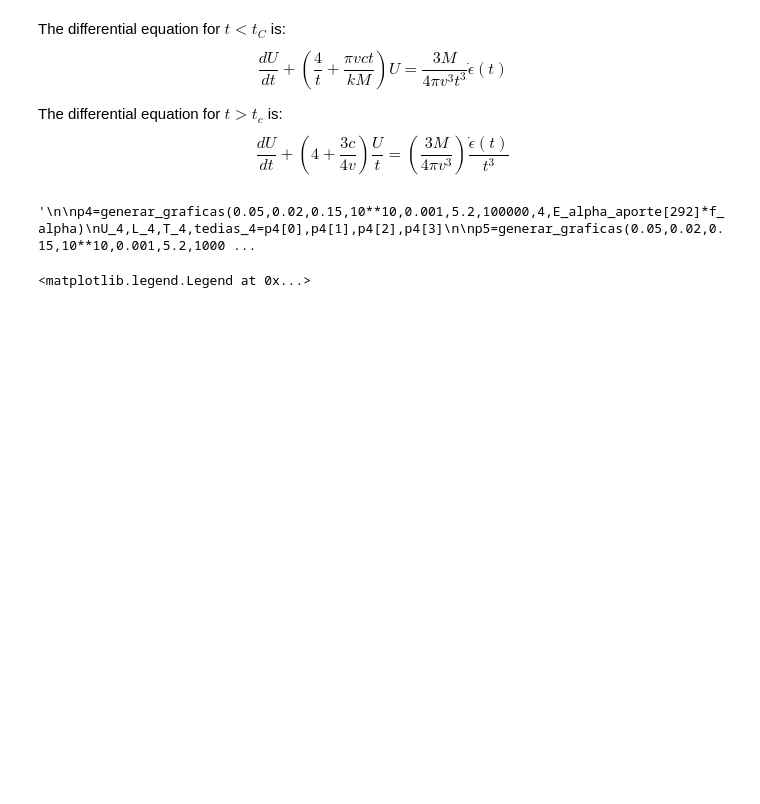
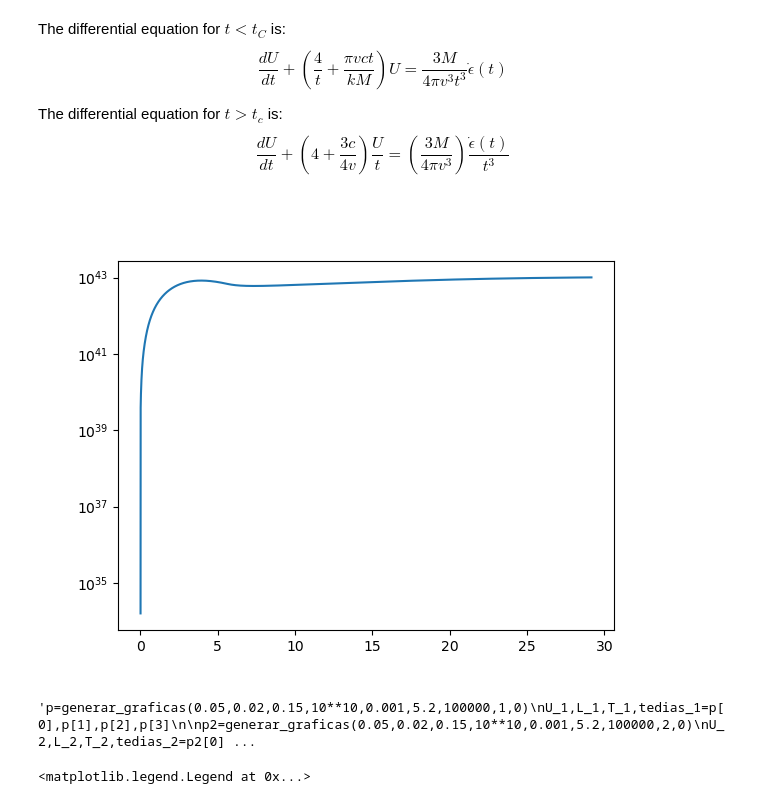
Before and after one commit to DiegoHp45/Kilonova, a Jupyter notebook: article_1.ipynb, the cells around one changed output. Drawn from its saved outputs; the diff is of its cells as text; code cells hidden in the pictures; blank space fills up the shorter version.

```diff
--- a/article_1.ipynb
+++ b/article_1.ipynb
@@ -602,9 +430,9 @@ The differential equation for $t>t_c$ is:
 
 def dudt_funtion_of_E_t(ta,u,b,tc,E__):
     if ta<1:
-        return (E__[np.searchsorted(ta*tc)])/(ta**3)-u*((4/ta) + 3*ta/(4*b))
+        return (E__[np.searchsorted(t,ta*tc)])/(ta**3)-u*((4/ta) + 3*ta/(4*b))
     else:
-        return (E__[np.searchsorted(ta*tc)])/(ta**3)-(u/ta)*(4+3/(4*b))
+        return (E__[np.searchsorted(t,ta*tc)])/(ta**3)-(u/ta)*(4+3/(4*b))
 
 def solucionar(U_0,tau_n,b,tc,n,E__):
     U_n=np.zeros(n)
@@ -613,7 +441,7 @@ def solucionar(U_0,tau_n,b,tc,n,E__):
     h=tau_n[1]-tau_n[0]
     for i in range(len(U_n)):
 
-        k1=h*dudt_funtion_of_E_t(tau_n[i],U_n[i],b,E__)
+        k1=h*dudt_funtion_of_E_t(tau_n[i],U_n[i],b,tc,E__)
         k2=h*dudt_funtion_of_E_t(tau_n[i]+h/2,U_n[i]+k1/2,b,tc,E__)
         k3=h*dudt_funtion_of_E_t(tau_n[i]+h/2,U_n[i]+k2/2,b,tc,E__)
         k4=h*dudt_funtion_of_E_t(tau_n[i]+h,U_n[i]+k3,b,tc,E__)
@@ -635,8 +463,18 @@ def generar_graficas(M,k,b,U_0,tau_0,tau_f,n,E_):
 
 
     return [U,L,T,tedias]
+# %%
+p=generar_graficas(0.05,0.02,0.15,10**10,0.001,5.2,100000,E_alpha_erg)
+U_1,L_1,T_1,tedias_1=p[0],p[1],p[2],p[3]
+# %%
+fig7 , ax7= plt.subplots(1,1,)
+ax7.plot(tedias_1,L_1)
+ax7.set_yscale('log')
+#ax7.set_ylim(
+# %% [output]
+[figure, added]
 # %%
-p=generar_graficas(0.05,0.02,0.15,10**10,0.001,5.2,100000,1,0)
+'''p=generar_graficas(0.05,0.02,0.15,10**10,0.001,5.2,100000,1,0)
 U_1,L_1,T_1,tedias_1=p[0],p[1],p[2],p[3]
 
 p2=generar_graficas(0.05,0.02,0.15,10**10,0.001,5.2,100000,2,0)
@@ -666,7 +504,7 @@ U_9,L_9,T_9,tedias_9=p9[0],p9[1],p9[2],p9[3]
 p10=generar_graficas(0.05,0.02,0.15,10**10,0.001,5.2,100000,4,E_beta_aporte[769]*f_beta)
 U_10,L_10,T_10,tedias_10=p10[0],p10[1],p10[2],p10[3]
 
-'''
+
 
 p4=generar_graficas(0.05,0.02,0.15,10**10,0.001,5.2,100000,4,E_alpha_aporte[292]*f_alpha)
 U_4,L_4,T_4,tedias_4=p4[0],p4[1],p4[2],p4[3]
@@ -683,7 +521,7 @@ U_7,L_7,T_7,tedias_7=p7[0],p7[1],p7[2],p7[3]
 #photo=generar_graficas(0.05,0.02,0.15,10**15,0.001,3.2,10000,3)
 #U_3,L_3,T_3,tedias_3=photo[0],photo[1],photo[2],photo[3]
 # %% [output]
-'\n\np4=generar_graficas(0.05,0.02,0.15,10**10,0.001,5.2,100000,4,E_alpha_aporte[292]*f_alpha)\nU_4,L_4,T_4,tedias_4=p4[0],p4[1],p4[2],p4[3]\n\np5=generar_graficas(0.05,0.02,0.15,10**10,0.001,5.2,1000 ...
+'p=generar_graficas(0.05,0.02,0.15,10**10,0.001,5.2,100000,1,0)\nU_1,L_1,T_1,tedias_1=p[0],p[1],p[2],p[3]\n\np2=generar_graficas(0.05,0.02,0.15,10**10,0.001,5.2,100000,2,0)\nU_2,L_2,T_2,tedias_2=p2[0] ...
 # %%
 #datosLbol=pd.read_csv('Lbolcomas.txt')
 #tiempo=datosLbol['time']
```
Also changed, not shown: parts of 7 cells of this notebook.
